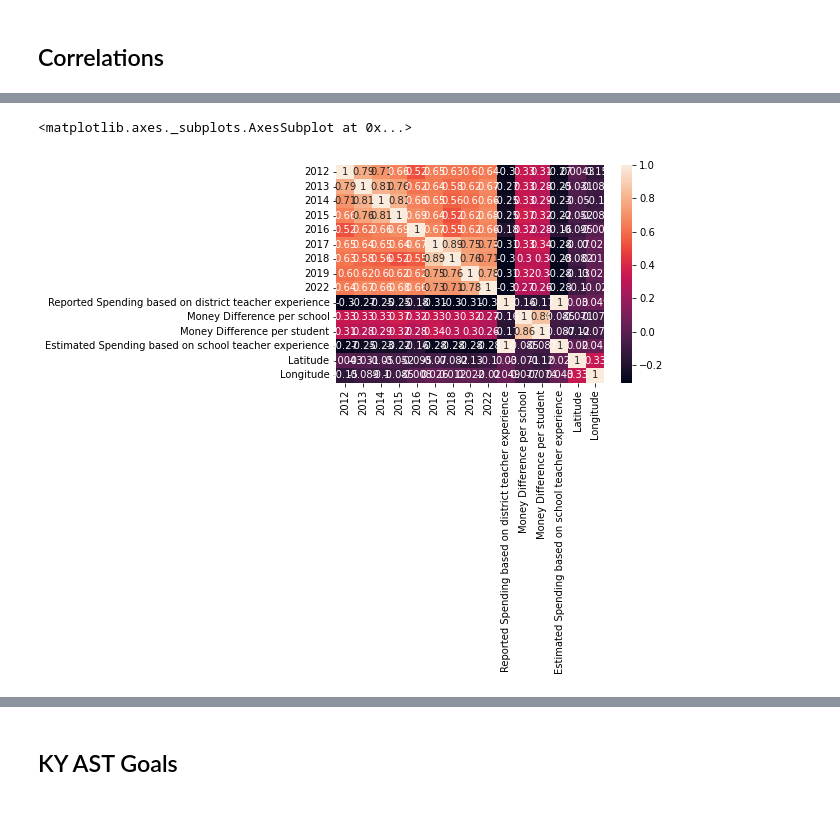
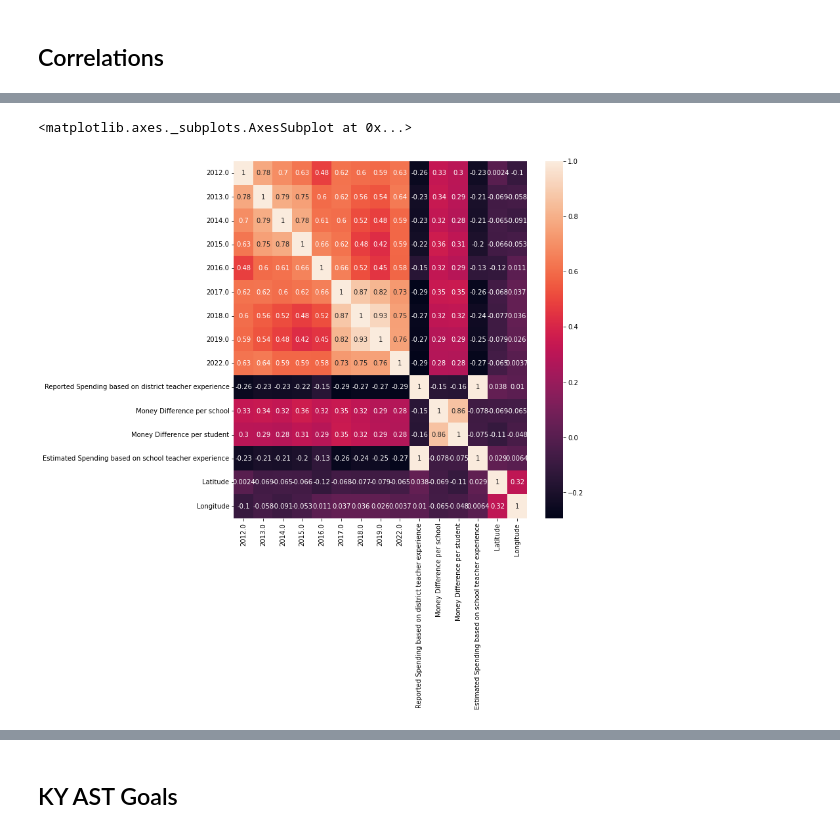
Before and after one commit to rosehelfrich/kyPublicSchools, a Jupyter notebook: Summarize_Data.ipynb, the cells around one changed output, grey strips where cells are left out. Cells and saved outputs as stored; diff of their text form; code cells hidden in the pictures.

Commit message:
Added in the 'Level', and 'Rating'.  Changed the Classification from "Pre covid" to most recent.

```diff
--- a/Summarize_Data.ipynb
+++ b/Summarize_Data.ipynb
@@ -48,4 +121,4 @@ school_spending.columns =  ['Reported Spending based on district teacher experie
 # %% [markdown]
 ## AST Proficency with pivot table
 # %%
-pivot_df = predict_df.pivot(index=['School Code'], columns='End Year', values='Proficiency Rate')
+pivot_df = predict_df.pivot(index=['School Code', 'Level'], columns='End Year', values='Proficiency Rate')
@@ -52,15 +142,15 @@ pivot_df = predict_df.pivot(index=['School Code'], columns='End Year', values='P
 # %%
 # We want the pre-covid classifcation, not the post covid classfication
 
-school_summary = trends_df.sort_values(by='End Year', ascending=False).loc[:,['District', 'School Code', 'School', 'Classification']]
+school_summary = predict_df.sort_values(by='End Year', ascending=False).loc[:,['District', 'School Code', 'Level', 'School', 'Classification', 'Rating']]
 
-school_summary.drop_duplicates(subset='School Code', inplace=True)
+school_summary.drop_duplicates(subset=['School Code', 'Level'], inplace=True)
 
 #Set index to school code
-school_summary.set_index(['School Code'], inplace=True)
+school_summary.set_index(['School Code', 'Level'], inplace=True)
 
 # Rename classification column to be more accurate
-school_summary.columns = ['District', 'School', 'Pre-covid Classification']
+school_summary.columns = ['District', 'School', 'Classification', 'Rating']
 # %%
 # Join school summary data with the pivot_df
 
@@ -72,13 +202,13 @@ school_summary = school_summary.join(pivot_df, how='outer')
 school_summary = school_summary.join(school_spending, how='outer')
 # %%
 # Drops the rows where 5 or more values are not missing
-school_summary.dropna(axis=0, thresh=5, inplace=True) # This drops 13 schools
+#school_summary.dropna(axis=0, thresh=5, inplace=True) # This drops 13 schools
 # %%
 # Add in school locations
 school_locations = pd.read_csv('/content/drive/MyDrive/Colab Data/KY EPSB/All Years/school_locations_2022.csv')
 
-school_info = school_locations.loc[:,['School Code', 'Title I Status', 'Latitude', 'Longitude']]
+school_info = school_locations.loc[:,['School Code', 'Level', 'Title I Status', 'Latitude', 'Longitude']]
 
-school_info.set_index(['School Code'], inplace=True)
+school_info.set_index(['School Code', 'Level'], inplace=True)
 # %%
 school_summary = school_summary.join(school_info, how='left')
@@ -180,5 +324,6 @@ school_summary.corr()
 # %%
+fig, ax = plt.subplots(figsize=(10,10))
 sns.heatmap(school_summary.corr(), annot=True)
 # %% [output]
 <matplotlib.axes._subplots.AxesSubplot at 0x...>
-[figure, old version]
+[figure, new version]
```
Also changed, not shown: parts of 71 cells of this notebook.
